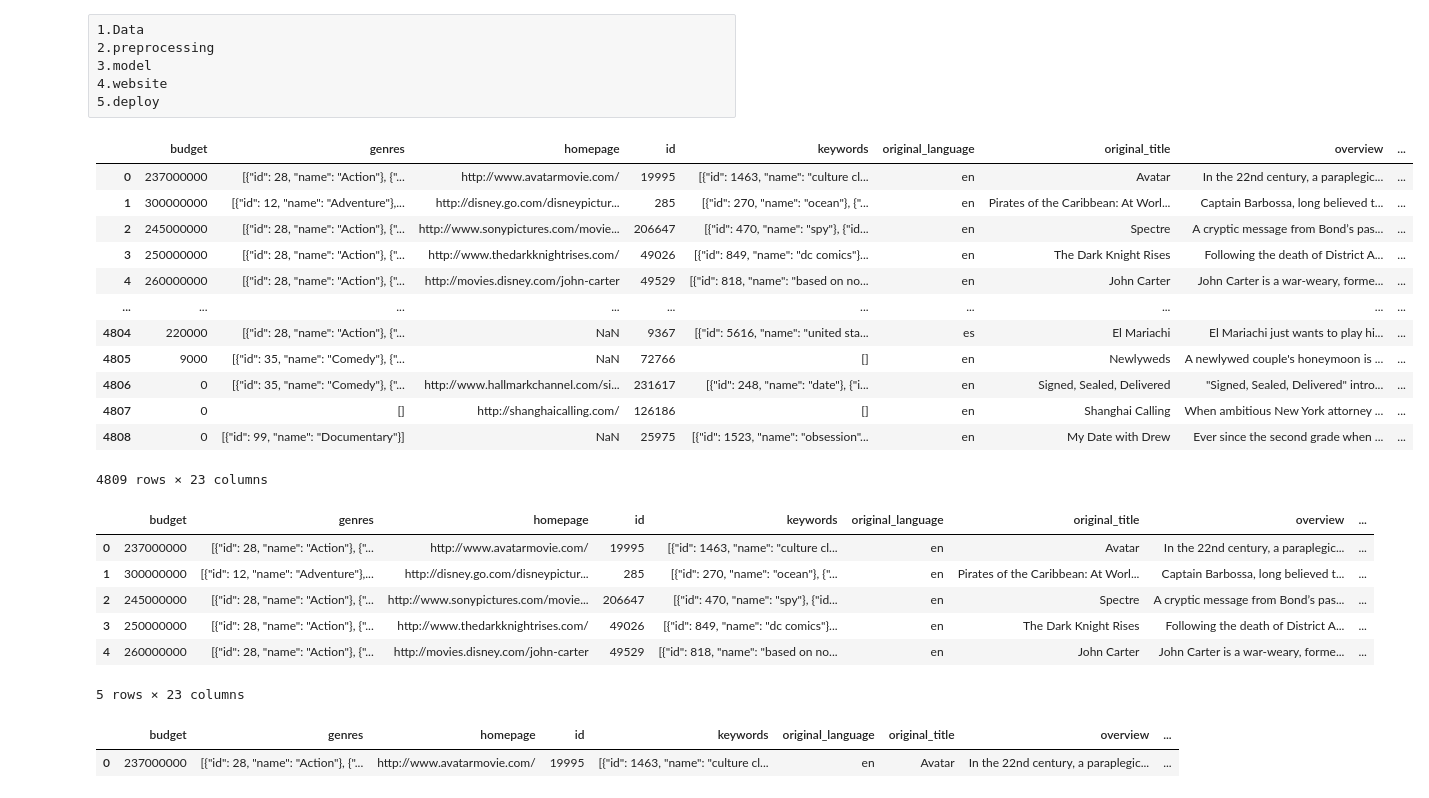
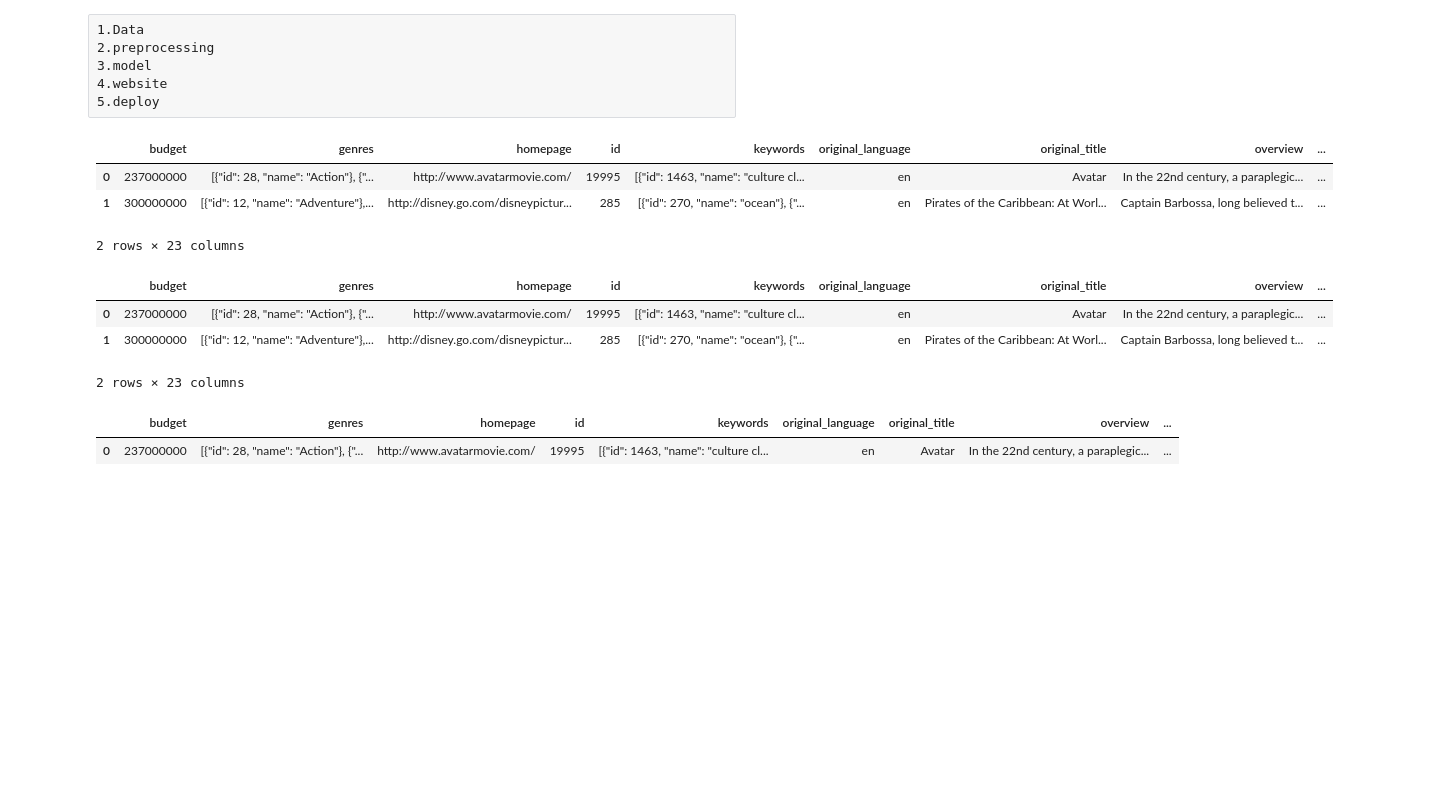
Before and after one commit to rautc/Movies-recommendation-system, a Jupyter notebook: Movie Recommender Systems.ipynb, the cells around one changed output. Drawn from its saved outputs; the diff is of its cells as text; code cells hidden in the pictures; blank space fills up the shorter version.

```diff
--- a/Movie Recommender Systems.ipynb
+++ b/Movie Recommender Systems.ipynb
@@ -27,31 +27,19 @@ credits = pd.read_csv("tmdb_5000_credits.csv")
 #movies.merge(credits, on ='title').head(2)   #Merge the two dataset (dataset1.merge(dataset2,on=column name))
 # %%
 movies = movies.merge(credits, on ='title')
-movies
+movies.head(2)
 # %% [output]
 |  | budget | genres | homepage | id | keywords | original_language | original_title | overview | ... |
 | 0 | 237000000 | [{"id": 28, "name": "Action"}, {"... | http://www.avatarmovie.com/ | 19995 | [{"id": 1463, "name": "culture cl... | en | Avatar | In the 22nd century, a paraplegic... | ... |
 | 1 | 300000000 | [{"id": 12, "name": "Adventure"},... | http://disney.go.com/disneypictur... | 285 | [{"id": 270, "name": "ocean"}, {"... | en | Pirates of the Caribbean: At Worl... | Captain Barbossa, long believed t... | ... |
-| 2 | 245000000 | [{"id": 28, "name": "Action"}, {"... | http://www.sonypictures.com/movie... | 206647 | [{"id": 470, "name": "spy"}, {"id... | en | Spectre | A cryptic message from Bond’s pas... | ... |
-| 3 | 250000000 | [{"id": 28, "name": "Action"}, {"... | http://www.thedarkknightrises.com/ | 49026 | [{"id": 849, "name": "dc comics"}... | en | The Dark Knight Rises | Following the death of District A... | ... |
-| 4 | 260000000 | [{"id": 28, "name": "Action"}, {"... | http://movies.disney.com/john-carter | 49529 | [{"id": 818, "name": "based on no... | en | John Carter | John Carter is a war-weary, forme... | ... |
-| ... | ... | ... | ... | ... | ... | ... | ... | ... | ... |
-| 4804 | 220000 | [{"id": 28, "name": "Action"}, {"... | NaN | 9367 | [{"id": 5616, "name": "united sta... | es | El Mariachi | El Mariachi just wants to play hi... | ... |
-| 4805 | 9000 | [{"id": 35, "name": "Comedy"}, {"... | NaN | 72766 | [] | en | Newlyweds | A newlywed couple's honeymoon is ... | ... |
-| 4806 | 0 | [{"id": 35, "name": "Comedy"}, {"... | http://www.hallmarkchannel.com/si... | 231617 | [{"id": 248, "name": "date"}, {"i... | en | Signed, Sealed, Delivered | "Signed, Sealed, Delivered" intro... | ... |
-| 4807 | 0 | [] | http://shanghaicalling.com/ | 126186 | [] | en | Shanghai Calling | When ambitious New York attorney ... | ... |
-| 4808 | 0 | [{"id": 99, "name": "Documentary"}] | NaN | 25975 | [{"id": 1523, "name": "obsession"... | en | My Date with Drew | Ever since the second grade when ... | ... |
-4809 rows × 23 columns
+2 rows × 23 columns
 # %%
-movies.head()
+movies.head(2)
 # %% [output]
 |  | budget | genres | homepage | id | keywords | original_language | original_title | overview | ... |
 | 0 | 237000000 | [{"id": 28, "name": "Action"}, {"... | http://www.avatarmovie.com/ | 19995 | [{"id": 1463, "name": "culture cl... | en | Avatar | In the 22nd century, a paraplegic... | ... |
 | 1 | 300000000 | [{"id": 12, "name": "Adventure"},... | http://disney.go.com/disneypictur... | 285 | [{"id": 270, "name": "ocean"}, {"... | en | Pirates of the Caribbean: At Worl... | Captain Barbossa, long believed t... | ... |
-| 2 | 245000000 | [{"id": 28, "name": "Action"}, {"... | http://www.sonypictures.com/movie... | 206647 | [{"id": 470, "name": "spy"}, {"id... | en | Spectre | A cryptic message from Bond’s pas... | ... |
-| 3 | 250000000 | [{"id": 28, "name": "Action"}, {"... | http://www.thedarkknightrises.com/ | 49026 | [{"id": 849, "name": "dc comics"}... | en | The Dark Knight Rises | Following the death of District A... | ... |
-| 4 | 260000000 | [{"id": 28, "name": "Action"}, {"... | http://movies.disney.com/john-carter | 49529 | [{"id": 818, "name": "based on no... | en | John Carter | John Carter is a war-weary, forme... | ... |
-5 rows × 23 columns
+2 rows × 23 columns
 # %%
 movies.head(1)
 # %% [output]
```
Also changed, not shown: parts of 37 cells of this notebook.
